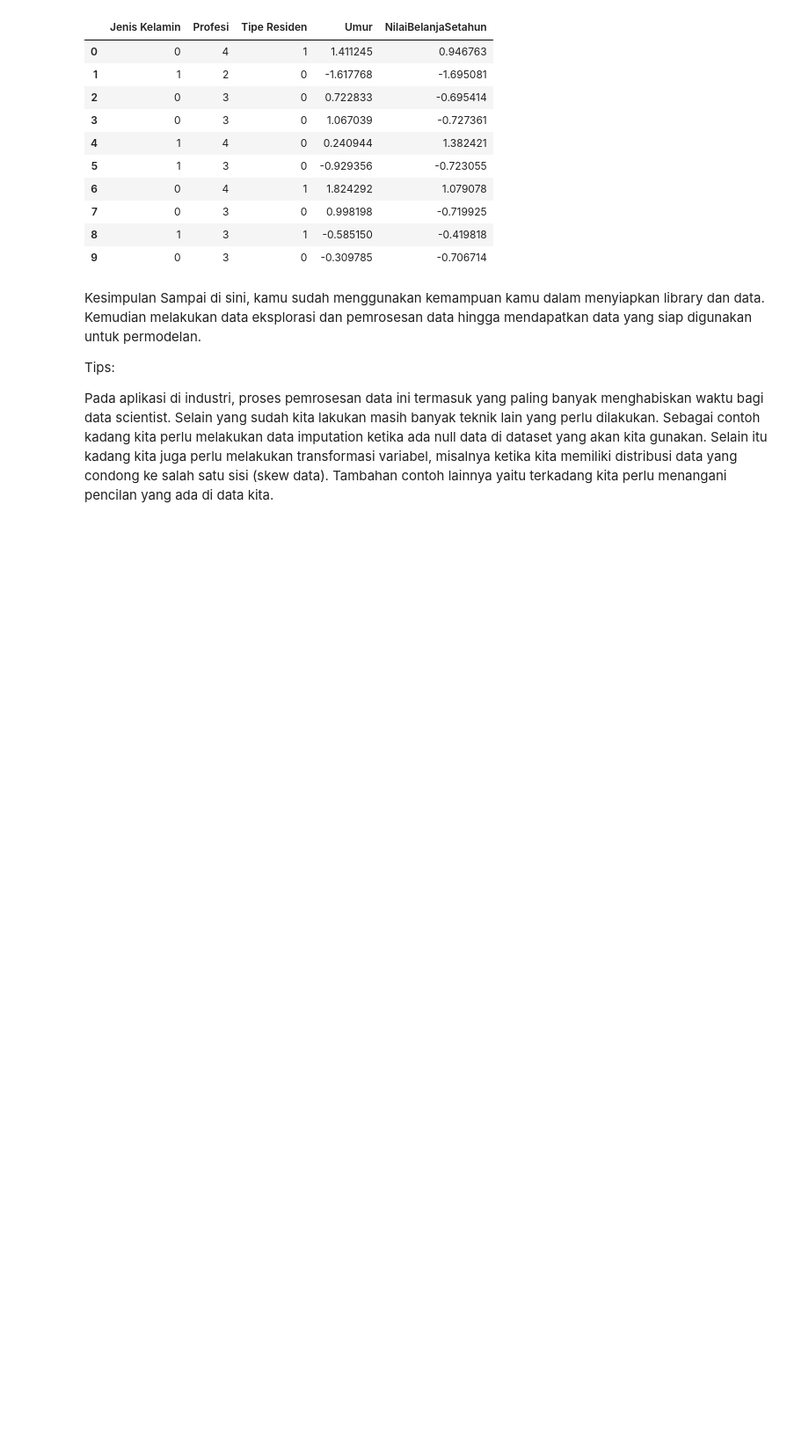
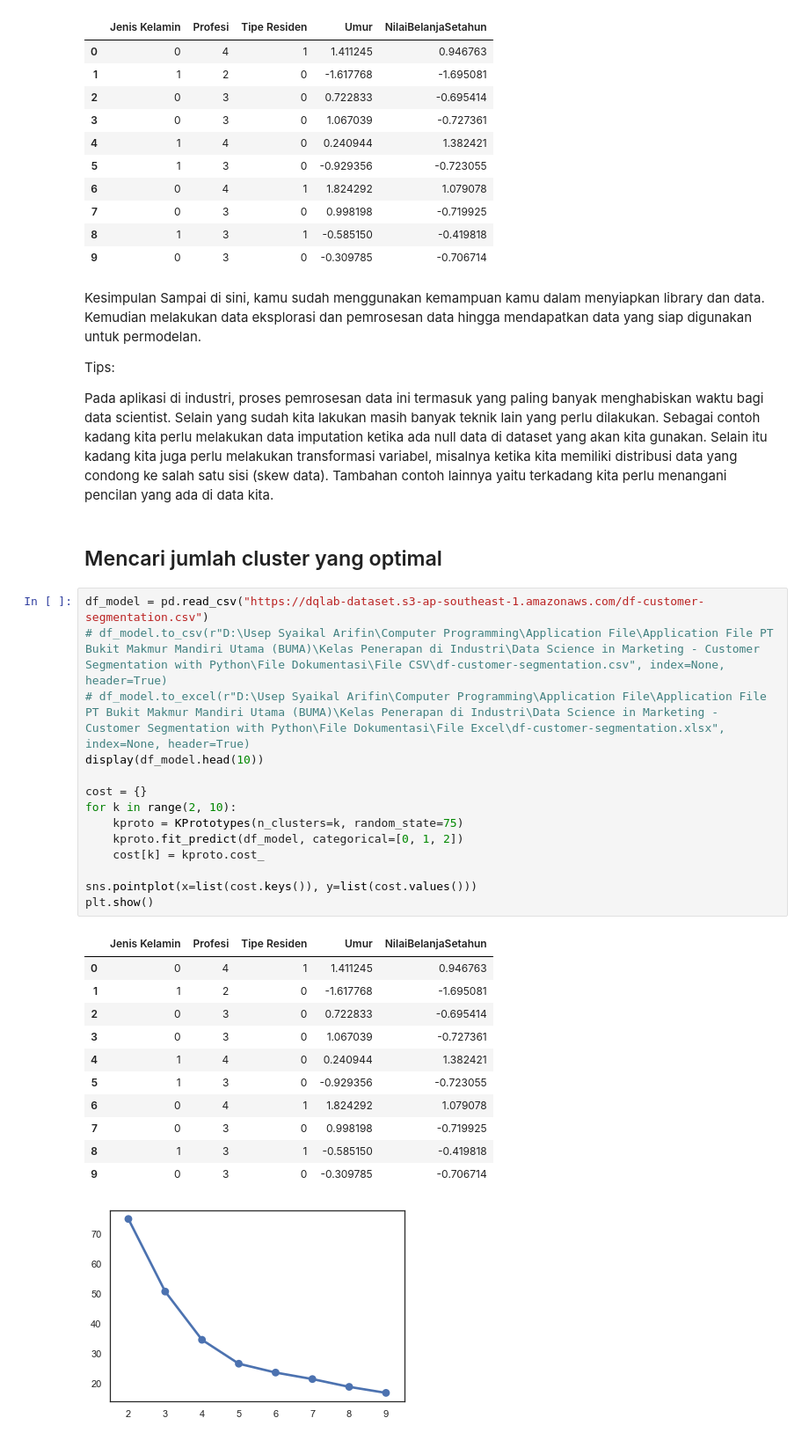
Before and after one commit to UsepSyaikalArifin/Application-File-PT-Bukit-Makmur-Mandiri-Utama-BUMA-, a Jupyter notebook: Kelas Penerapan di Industri/Data Science in Marketing - Customer Segmentation with Python/Jupyter Notebook/main.ipynb, the cells around one changed output. Shown: that part at 88% size. Drawn from its saved outputs; the diff is of its cells as text; blank space fills up the shorter version.

Commit message:
Finish Data Science in Marketing : Customer Segmentation with Python - Part

```diff
--- a/Kelas Penerapan di Industri/Data Science in Marketing - Customer Segmentation with Python/Jupyter Notebook/main.ipynb
+++ b/Kelas Penerapan di Industri/Data Science in Marketing - Customer Segmentation with Python/Jupyter Notebook/main.ipynb
@@ -280,3 +280,32 @@ Sampai di sini, kamu sudah menggunakan kemampuan kamu dalam menyiapkan library d
 Tips:
 
 Pada aplikasi di industri, proses pemrosesan data ini termasuk yang paling banyak menghabiskan waktu bagi data scientist. Selain yang sudah kita lakukan masih banyak teknik lain yang perlu dilakukan. Sebagai contoh kadang kita perlu melakukan data imputation ketika ada null data di dataset yang akan kita gunakan. Selain itu kadang kita juga perlu melakukan transformasi variabel, misalnya ketika kita memiliki distribusi data yang condong ke salah satu sisi (skew data). Tambahan contoh lainnya yaitu terkadang kita perlu menangani pencilan yang ada di data kita.
+# %% [markdown]
+## Mencari jumlah cluster yang optimal
+# %%
+df_model = pd.read_csv("https://dqlab-dataset.s3-ap-southeast-1.amazonaws.com/df-customer-segmentation.csv")
+# df_model.to_csv(r"D:\Usep Syaikal Arifin\Computer Programming\Application File\Application File PT Bukit Makmur Mandiri Utama (BUMA)\Kelas Penerapan di Industri\Data Science in Marketing - Customer Segmentation with Python\File Dokumentasi\File CSV\df-customer-segmentation.csv", index=None, header=True)
+# df_model.to_excel(r"D:\Usep Syaikal Arifin\Computer Programming\Application File\Application File PT Bukit Makmur Mandiri Utama (BUMA)\Kelas Penerapan di Industri\Data Science in Marketing - Customer Segmentation with Python\File Dokumentasi\File Excel\df-customer-segmentation.xlsx", index=None, header=True)
+display(df_model.head(10))
+
+cost = {}
+for k in range(2, 10):
+    kproto = KPrototypes(n_clusters=k, random_state=75)
+    kproto.fit_predict(df_model, categorical=[0, 1, 2])
+    cost[k] = kproto.cost_
+
+sns.pointplot(x=list(cost.keys()), y=list(cost.values()))
+plt.show()
+# %% [output]
+|  | Jenis Kelamin | Profesi | Tipe Residen | Umur | NilaiBelanjaSetahun |
+| 0 | 0 | 4 | 1 | 1.411245 | 0.946763 |
+| 1 | 1 | 2 | 0 | -1.617768 | -1.695081 |
+| 2 | 0 | 3 | 0 | 0.722833 | -0.695414 |
+| 3 | 0 | 3 | 0 | 1.067039 | -0.727361 |
+| 4 | 1 | 4 | 0 | 0.240944 | 1.382421 |
+| 5 | 1 | 3 | 0 | -0.929356 | -0.723055 |
+| 6 | 0 | 4 | 1 | 1.824292 | 1.079078 |
+| 7 | 0 | 3 | 0 | 0.998198 | -0.719925 |
+| 8 | 1 | 3 | 1 | -0.585150 | -0.419818 |
+| 9 | 0 | 3 | 0 | -0.309785 | -0.706714 |
+[figure, added]
```
Also changed, not shown: parts of 21 cells of this notebook.
